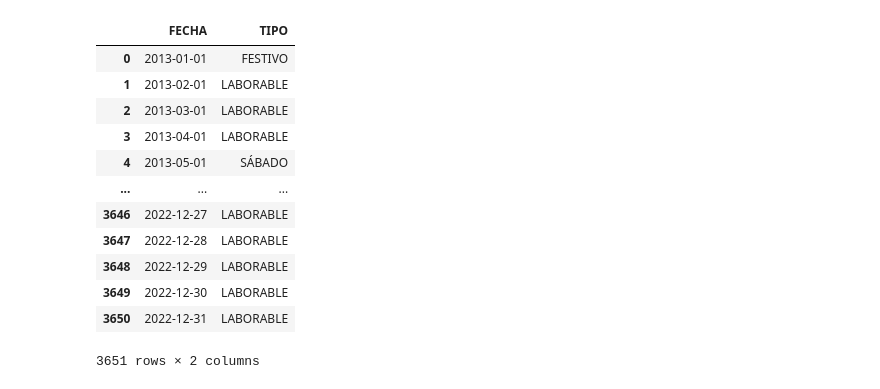
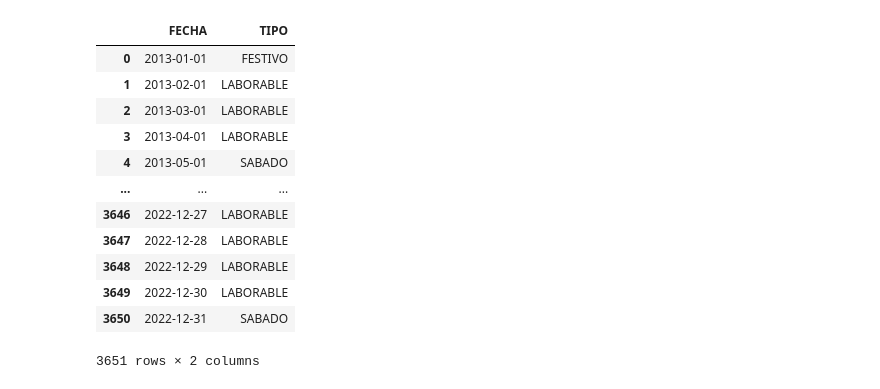
Before and after one commit to albercol/TFG, a Jupyter notebook: Fase2/Fase 2.3/union_Cont_Meteo_Traf.ipynb, the cells around one changed output. Saved outputs shown, nothing was run; the diff lists cells and outputs as text; code cells hidden in the pictures.

```diff
--- a/Fase2/Fase 2.3/union_Cont_Meteo_Traf.ipynb
+++ b/Fase2/Fase 2.3/union_Cont_Meteo_Traf.ipynb
@@ -60,24 +38,40 @@ festivos
-# %%
-festivos.dropna(subset=["FECHA","DIA"],inplace=True)
-festivos["FECHA"] = pd.to_datetime(festivos['FECHA'])
-festivos["TIPO"] = festivos["TIPO"].str.upper()
-festivoscols = festivos[["FECHA","TIPO"]]
-# añadir la información de un dataframe al otro
-festivoscols
-# %% [output]
-|  | FECHA | TIPO |
-| 0 | 2013-01-01 | FESTIVO |
-| 1 | 2013-02-01 | LABORABLE |
-| 2 | 2013-03-01 | LABORABLE |
-| 3 | 2013-04-01 | LABORABLE |
-| 4 | 2013-05-01 | SÁBADO |
-| ... | ... | ... |
-| 3646 | 2022-12-27 | LABORABLE |
-| 3647 | 2022-12-28 | LABORABLE |
-| 3648 | 2022-12-29 | LABORABLE |
-| 3649 | 2022-12-30 | LABORABLE |
-| 3650 | 2022-12-31 | LABORABLE |
-3651 rows × 2 columns
+# %%
+festivos = pd.read_csv("https://raw.githubusercontent.com/albercol/TFG/main/Fase%201.3/Festividades/FESTIVOS.csv",sep=";")
+festivos.columns = ["FECHA","DIA","TIPO","FESTIVIDAD","NOM_FESTIVIDAD"]
+
+# los huecos en tipo parecen ser todos días laborables
+festivos["TIPO"].fillna("laborable", inplace=True)
+
+#eliminabos los nulos de FECHA y DIA.
+festivos.dropna(subset=["FECHA","DIA"],inplace=True)
+
+#Convertimos FECHA a dateTime
+festivos["FECHA"] = pd.to_datetime(festivos['FECHA'])
+
+#Transformamos la columna tipo en mayúsculas.
+festivos["TIPO"] = festivos["TIPO"].str.upper()
+
+#Como a partir de una fecha deja de contar sabados y domingos cogemos el valor que este en el día y se sustituye en la columna tipo.
+festivos.loc[(festivos.DIA == 'sábado') & (festivos.TIPO != 'FESTIVO'),"TIPO"]='SABADO'
+festivos.loc[(festivos.DIA == 'domingo') & (festivos.TIPO != 'FESTIVO'),"TIPO"]='DOMINGO'
+
+#Filtramos el dataframe quedandonos solo con las columnas FECHA y TIPO
+festivoscols = festivos[["FECHA","TIPO"]]
+festivoscols
+# %% [output]
+|  | FECHA | TIPO |
+| 0 | 2013-01-01 | FESTIVO |
+| 1 | 2013-02-01 | LABORABLE |
+| 2 | 2013-03-01 | LABORABLE |
+| 3 | 2013-04-01 | LABORABLE |
+| 4 | 2013-05-01 | SABADO |
+| ... | ... | ... |
+| 3646 | 2022-12-27 | LABORABLE |
+| 3647 | 2022-12-28 | LABORABLE |
+| 3648 | 2022-12-29 | LABORABLE |
+| 3649 | 2022-12-30 | LABORABLE |
+| 3650 | 2022-12-31 | SABADO |
+3651 rows × 2 columns
 # %%
 # left join
 df_final = df_final.merge(festivoscols, on='FECHA', how='left')
```
Also changed, not shown: parts of 4 cells of this notebook, 1 other file.
